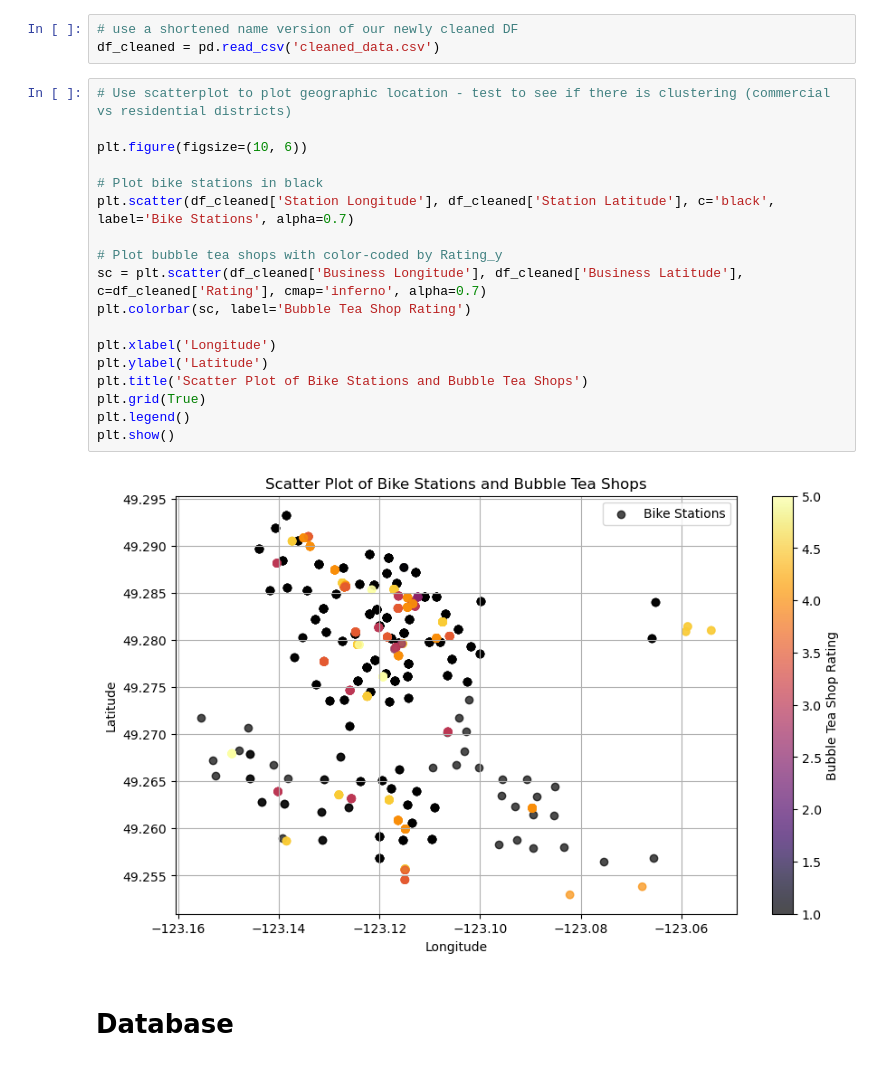
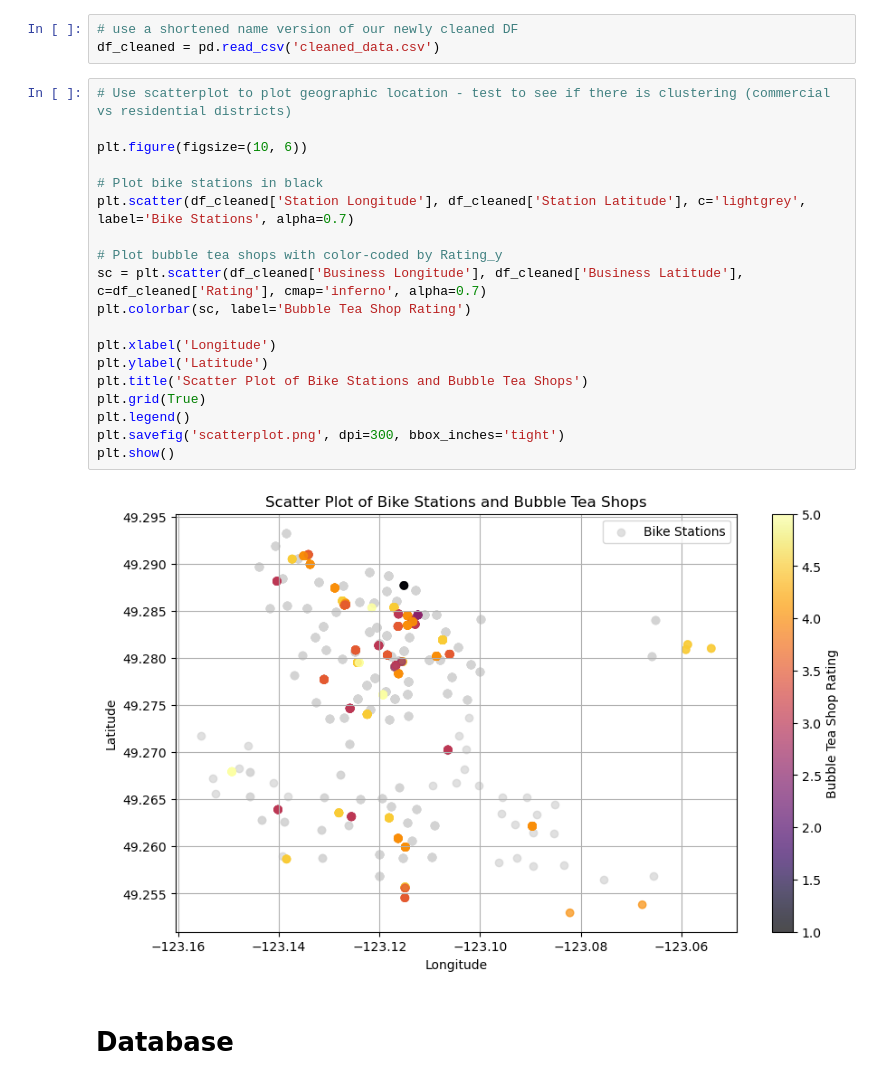
Before and after one commit to curtislo93/project-statistical-modelling-with-python, a Jupyter notebook: notebooks/joining_data.ipynb, the cells around one changed output. Cells and saved outputs as stored; diff of their text form.

```diff
--- a/notebooks/joining_data.ipynb
+++ b/notebooks/joining_data.ipynb
@@ -301,23 +301,24 @@ df_cleaned = pd.read_csv('cleaned_data.csv')
 # %%
 # Use scatterplot to plot geographic location - test to see if there is clustering (commercial vs residential districts)
 
 plt.figure(figsize=(10, 6))
 
 # Plot bike stations in black
-plt.scatter(df_cleaned['Station Longitude'], df_cleaned['Station Latitude'], c='black', label='Bike Stations', alpha=0.7)
+plt.scatter(df_cleaned['Station Longitude'], df_cleaned['Station Latitude'], c='lightgrey', label='Bike Stations', alpha=0.7)
 
 # Plot bubble tea shops with color-coded by Rating_y
 sc = plt.scatter(df_cleaned['Business Longitude'], df_cleaned['Business Latitude'], c=df_cleaned['Rating'], cmap='inferno', alpha=0.7)
 plt.colorbar(sc, label='Bubble Tea Shop Rating')
 
 plt.xlabel('Longitude')
 plt.ylabel('Latitude')
 plt.title('Scatter Plot of Bike Stations and Bubble Tea Shops')
 plt.grid(True)
 plt.legend()
+plt.savefig('scatterplot.png', dpi=300, bbox_inches='tight')
 plt.show()
 # %% [output]
-[figure, old version]
+[figure, new version]
 # %% [markdown]
 # Database
 # %% [markdown]
```
